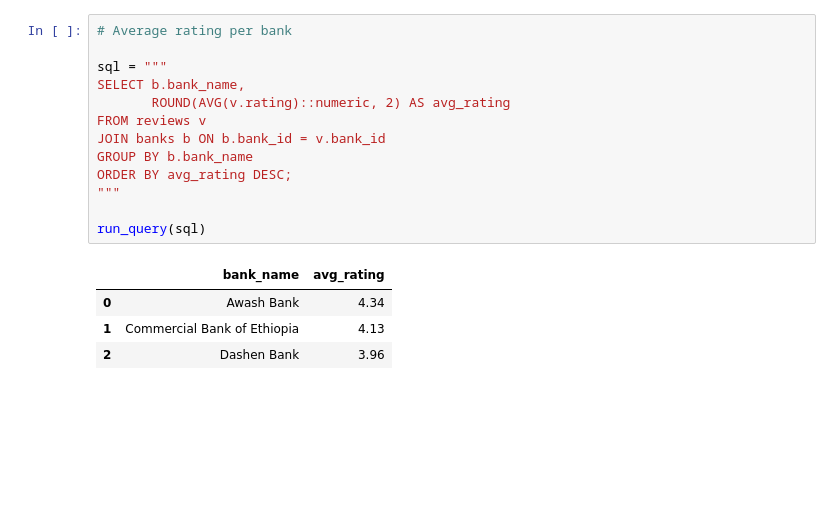
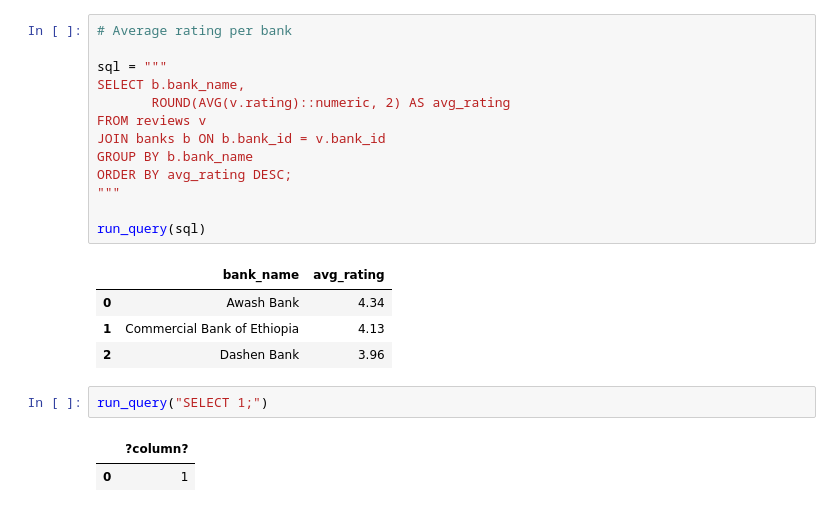
Before and after one commit to Feven777/Customer_experiance_analysis_for_fintech_apps, a Jupyter notebook: Scripts/display_results.ipynb, the cells around one changed output. Saved outputs shown, nothing was run; the diff lists cells and outputs as text; blank space fills up the shorter version.

```diff
--- a/Scripts/display_results.ipynb
+++ b/Scripts/display_results.ipynb
@@ -71,3 +71,8 @@ run_query(sql)
 | 0 | Awash Bank | 4.34 |
 | 1 | Commercial Bank of Ethiopia | 4.13 |
 | 2 | Dashen Bank | 3.96 |
+# %%
+run_query("SELECT 1;")
+# %% [output]
+|  | ?column? |
+| 0 | 1 |
```
Also changed, not shown: parts of 3 cells of this notebook, 4 other files.
